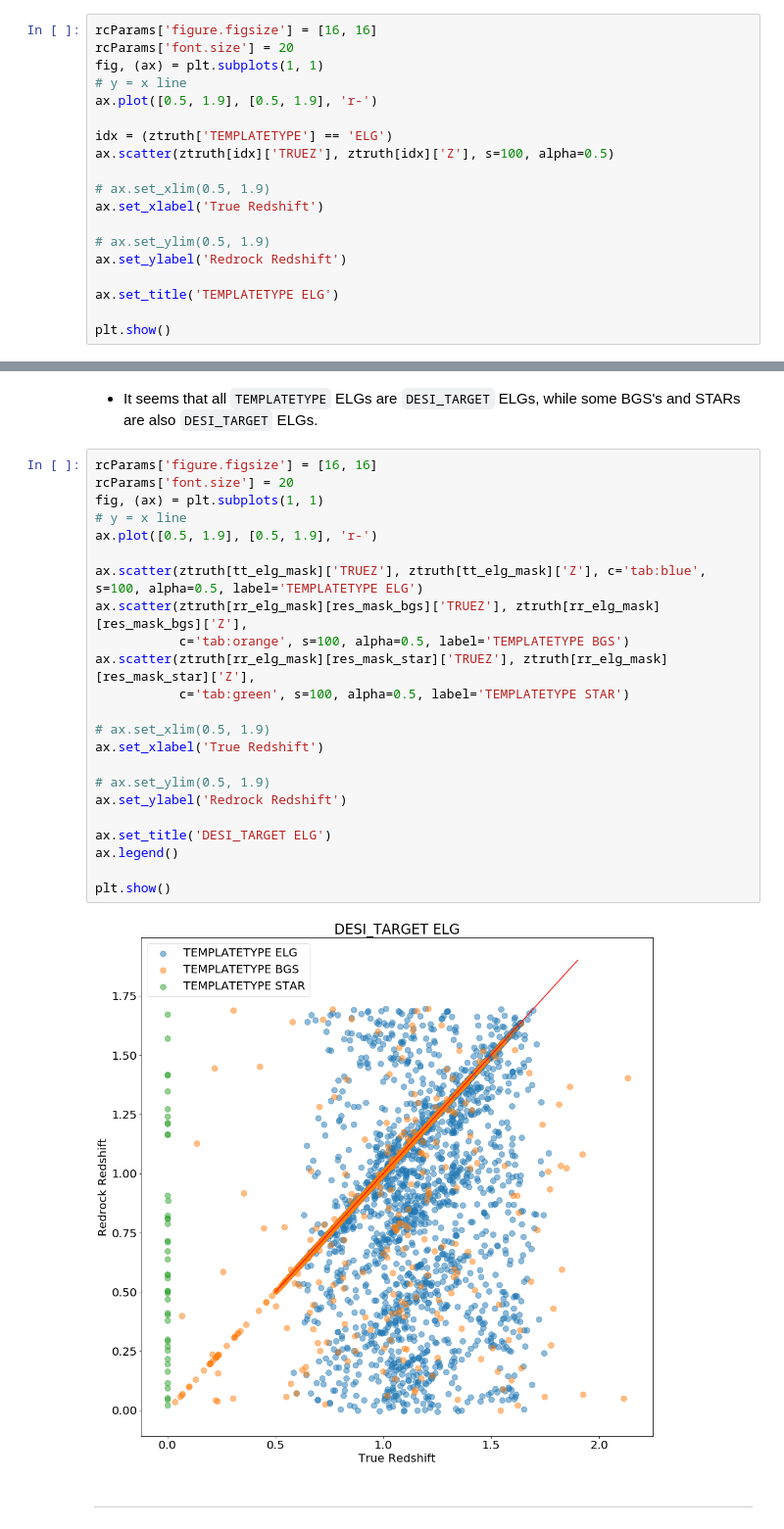
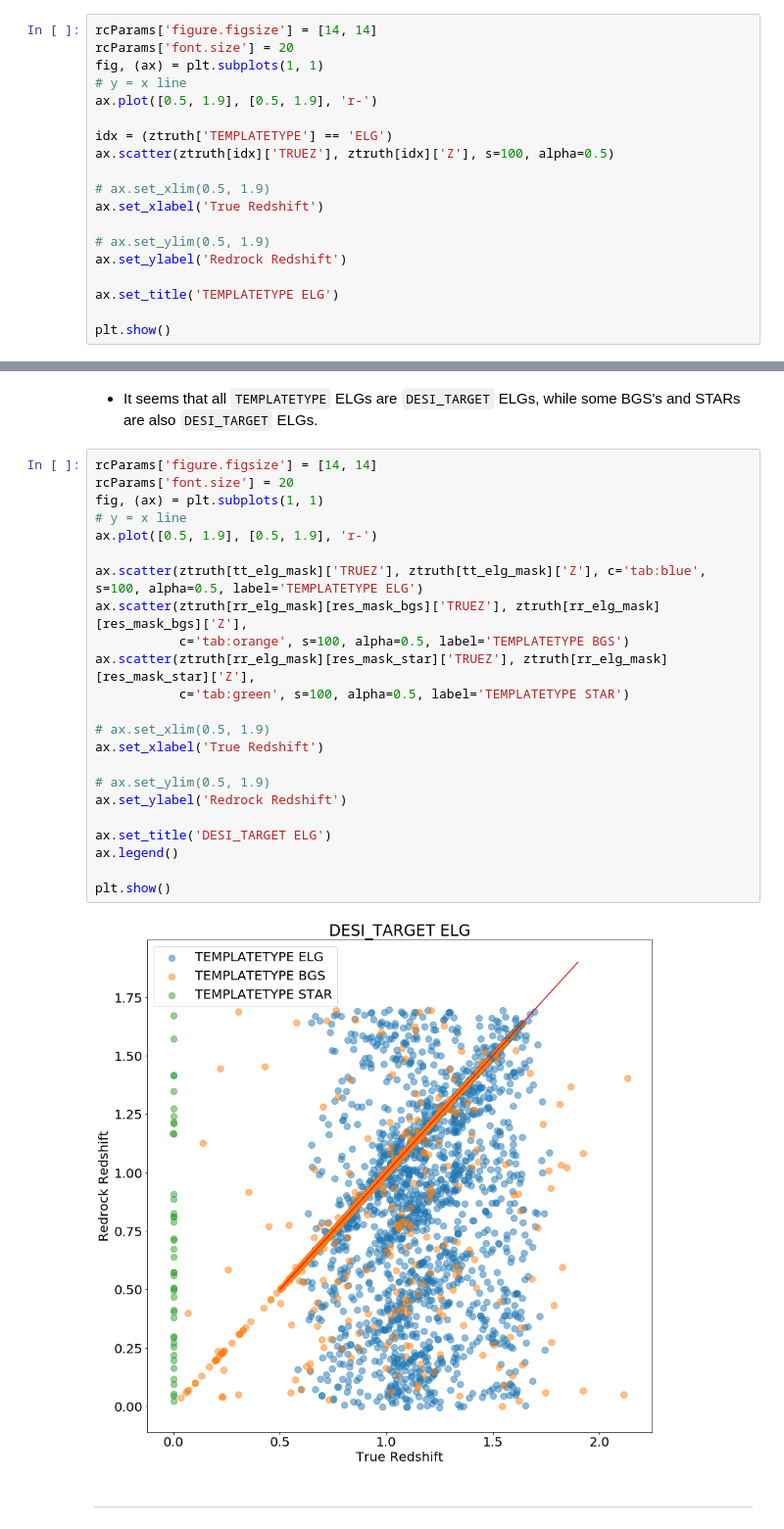
Before and after one commit to Yucheng-Zhang/desi_nbs, a Jupyter notebook: elg_zfails.ipynb, the cells around one changed output, grey strips where cells are left out. Shown at 98% size. Drawn from its saved outputs; the diff is of its cells as text.

```diff
--- a/elg_zfails.ipynb
+++ b/elg_zfails.ipynb
@@ -99,7 +99,7 @@ ztruth
 # %% [markdown]
 #### Simple plot of True z vs Redrock z for `TEMPLATETYPE` ELGs
 # %%
-rcParams['figure.figsize'] = [16, 16]
+rcParams['figure.figsize'] = [14, 14]
 rcParams['font.size'] = 20
 fig, (ax) = plt.subplots(1, 1)
 # y = x line
@@ -246,30 +246,30 @@ print(len(ztruth[rr_elg_mask][res_mask_bgs]), len(ztruth[rr_elg_mask][res_mask_s
 # %% [markdown]
 - It seems that all `TEMPLATETYPE` ELGs are `DESI_TARGET` ELGs, while some BGS's and STARs are also `DESI_TARGET` ELGs.
 # %%
-rcParams['figure.figsize'] = [16, 16]
+rcParams['figure.figsize'] = [14, 14]
 rcParams['font.size'] = 20
 fig, (ax) = plt.subplots(1, 1)
 # y = x line
 ax.plot([0.5, 1.9], [0.5, 1.9], 'r-')
 
 ax.scatter(ztruth[tt_elg_mask]['TRUEZ'], ztruth[tt_elg_mask]['Z'], c='tab:blue', s=100, alpha=0.5, label='TEMPLATETYPE ELG')
 ax.scatter(ztruth[rr_elg_mask][res_mask_bgs]['TRUEZ'], ztruth[rr_elg_mask][res_mask_bgs]['Z'],
            c='tab:orange', s=100, alpha=0.5, label='TEMPLATETYPE BGS')
 ax.scatter(ztruth[rr_elg_mask][res_mask_star]['TRUEZ'], ztruth[rr_elg_mask][res_mask_star]['Z'],
            c='tab:green', s=100, alpha=0.5, label='TEMPLATETYPE STAR')
 
 # ax.set_xlim(0.5, 1.9)
 ax.set_xlabel('True Redshift')
 
 # ax.set_ylim(0.5, 1.9)
 ax.set_ylabel('Redrock Redshift')
 
 ax.set_title('DESI_TARGET ELG')
 ax.legend()
 
 plt.show()
 # %% [output]
-[figure, old version]
+[figure, new version]
 # %% [markdown]
 ---
 # %% [markdown]
```
Also changed, not shown: parts of 33 cells of this notebook, 3 other files.
